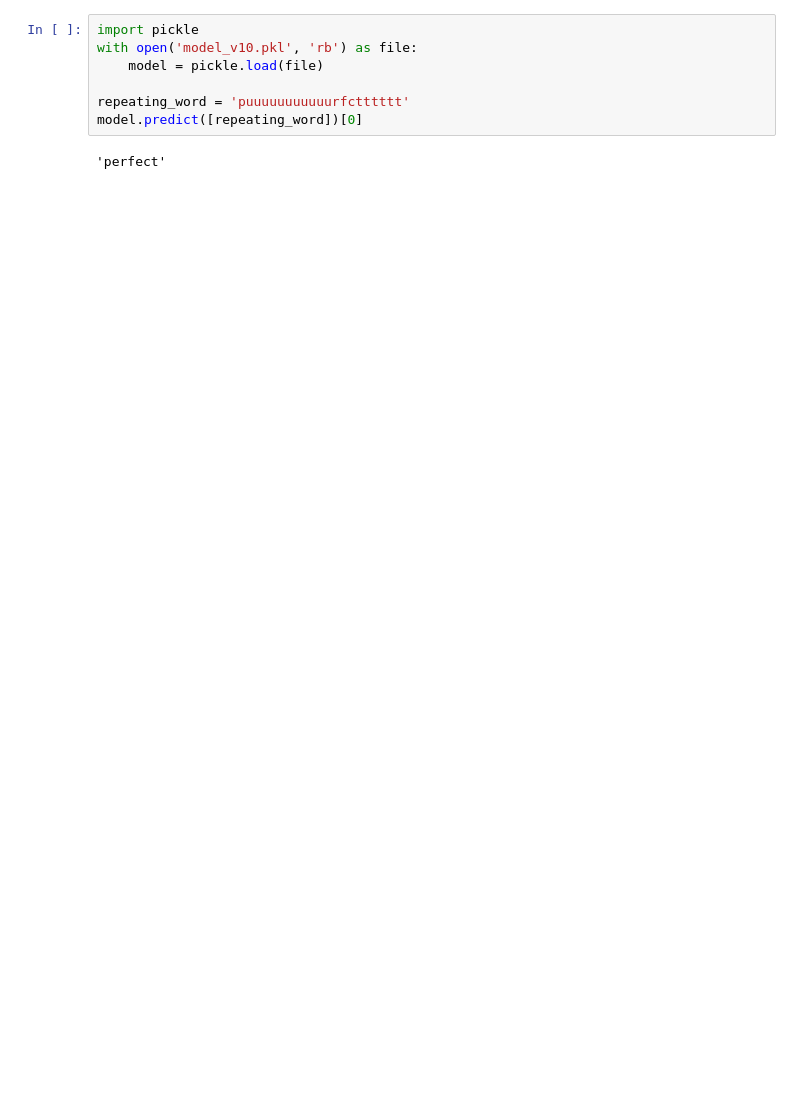
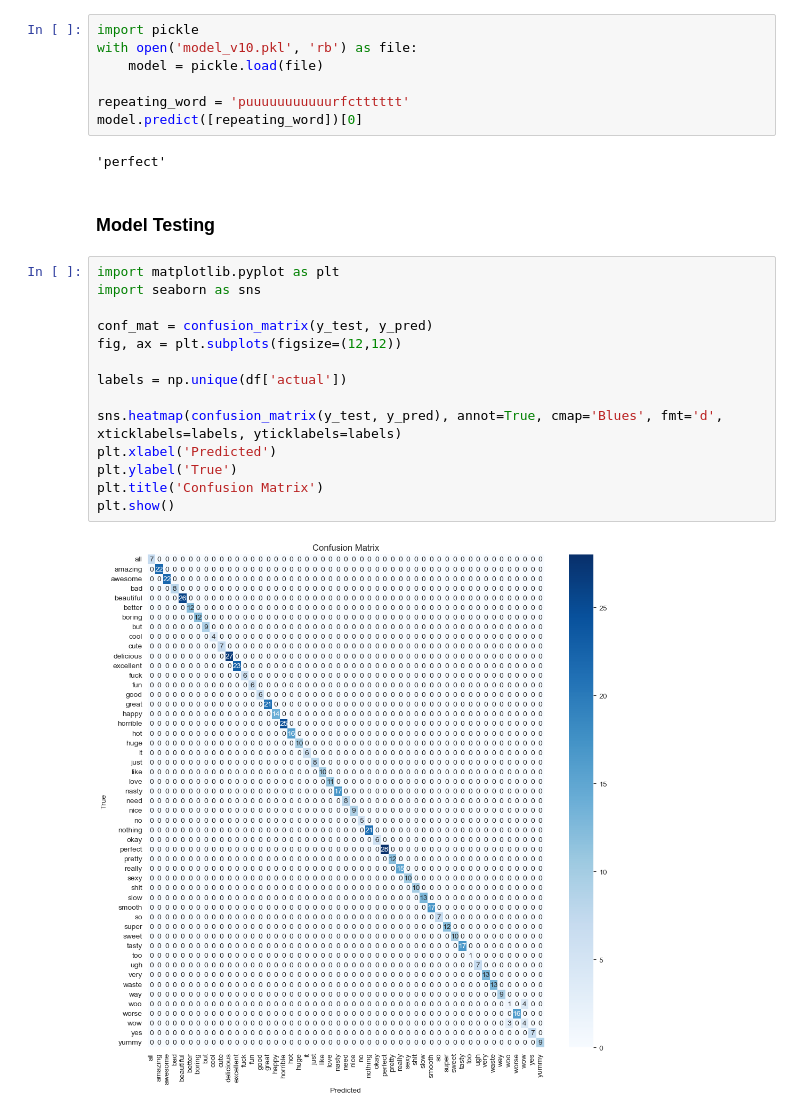
Before and after one commit to Disura-Randunu/RankrrV2, a Jupyter notebook: rankrr-datascience/emphasized_words_model.ipynb, the cells around one changed output. Saved outputs shown, nothing was run; the diff lists cells and outputs as text; blank space fills up the shorter version.

```diff
--- a/rankrr-datascience/emphasized_words_model.ipynb
+++ b/rankrr-datascience/emphasized_words_model.ipynb
@@ -83,3 +85,21 @@ repeating_word = 'puuuuuuuuuuurfctttttt'
 model.predict([repeating_word])[0]
 # %% [output]
 'perfect'
+# %% [markdown]
+### Model Testing
+# %%
+import matplotlib.pyplot as plt
+import seaborn as sns
+
+conf_mat = confusion_matrix(y_test, y_pred)
+fig, ax = plt.subplots(figsize=(12,12))
+
+labels = np.unique(df['actual'])
+
+sns.heatmap(confusion_matrix(y_test, y_pred), annot=True, cmap='Blues', fmt='d', xticklabels=labels, yticklabels=labels)
+plt.xlabel('Predicted')
+plt.ylabel('True')
+plt.title('Confusion Matrix')
+plt.show()
+# %% [output]
+[figure, added]
```
Also changed, not shown: parts of 6 cells of this notebook, 3 other files.
